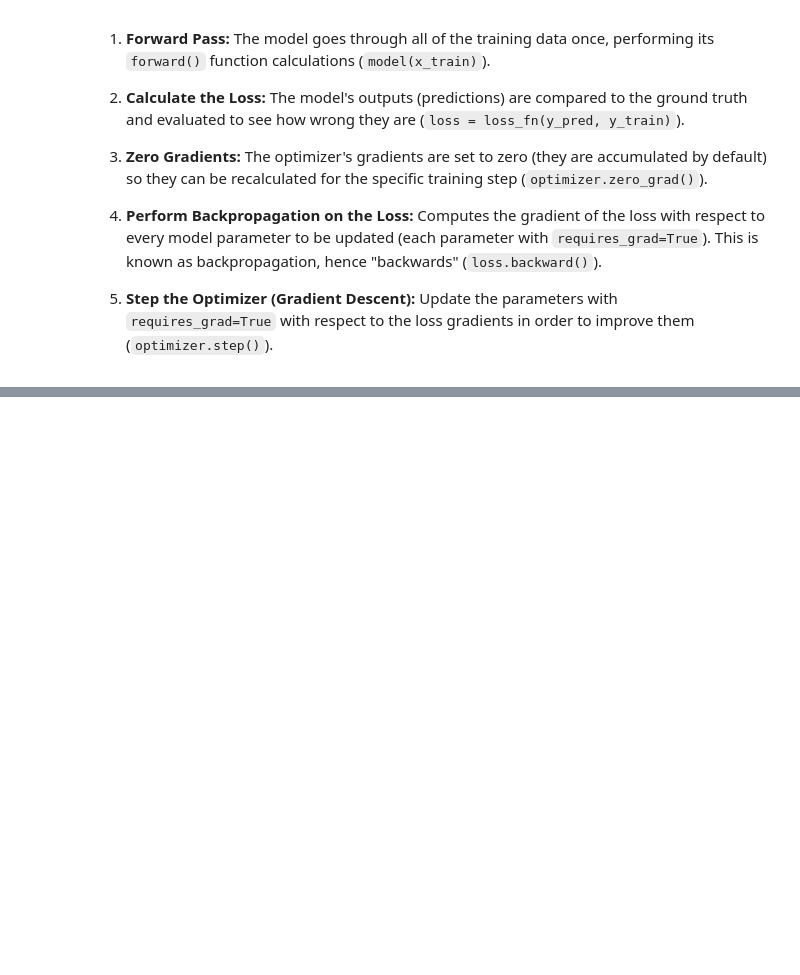
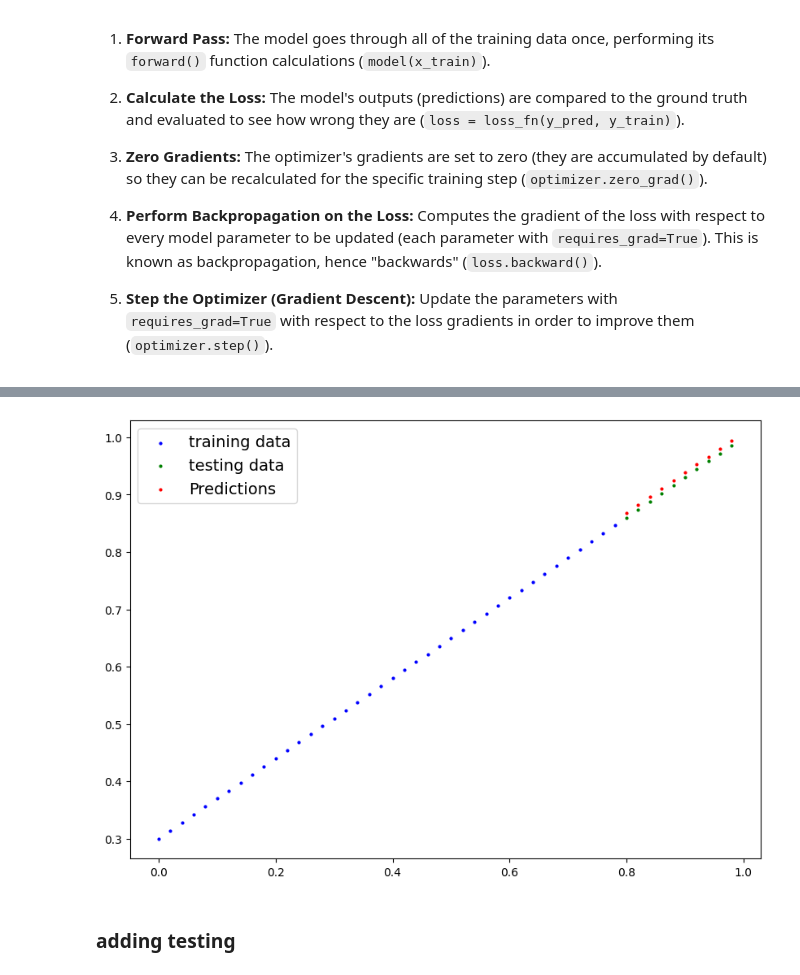
Before and after one commit to BMugo84/pytorch_in_25_hours, a Jupyter notebook: pytorch01Workflow.ipynb, the cells around one changed output, grey strips where cells are left out. Saved outputs shown, nothing was run; the diff lists cells and outputs as text; code cells hidden in the pictures; blank space fills up the shorter version.

```diff
--- a/pytorch01Workflow.ipynb
+++ b/pytorch01Workflow.ipynb
@@ -289,7 +295,9 @@ optimizer = torch.optim.SGD(params=model_0.parameters(),
 # %%
+# adding a random seed
+torch.manual_seed(42)
+
 # epoch is one loop through the data
-
-epochs = 1
+epochs = 200
 
 # loop through the data
 for epoch in range(epochs):
@@ -301,14 +309,21 @@ for epoch in range(epochs):
 
     # 2. claculate the loss
     loss = loss_fn(y_pred, y_train)  # L1Loss accepts input and target, which have to be of the same shape or use (preds,labels)
+    # print(f"Loss: {loss}" )
 
     # 3. optimizer zero_grad
-    optimizer.zero-grad()
+    optimizer.zero_grad()
 
     # 4. perform backpropagation on the loss wrt parameters
-    loss.backwards()
+    loss.backward()
 
-    # step the optimizer(gradient descent)
+    # step the optimizer(gradient descent approaching 0)
     optimizer.step()
 
-    model_0.eval
+    # Print loss, weights, and biases in one line
+    print(f"Epoch {epoch+1}/{epochs}, Loss: {loss.item()}, Weights: {model_0.weights.item()}, Bias: {model_0.bias.item()}")
+
+
+    model_0.eval()  # turns off different settings in the model not needed for evaluation
+
+    # print(model_0.state_dict())
@@ -317,0 +367,9 @@ for epoch in range(epochs):
+# %%
+with torch.inference_mode():
+    y_preds_new = model_0(X_test)
+
+plot_preds(predictions=y_preds_new)
+# %% [output]
+[figure, added]
+# %% [markdown]
+### adding testing
```
Also changed, not shown: parts of 50 cells of this notebook.
